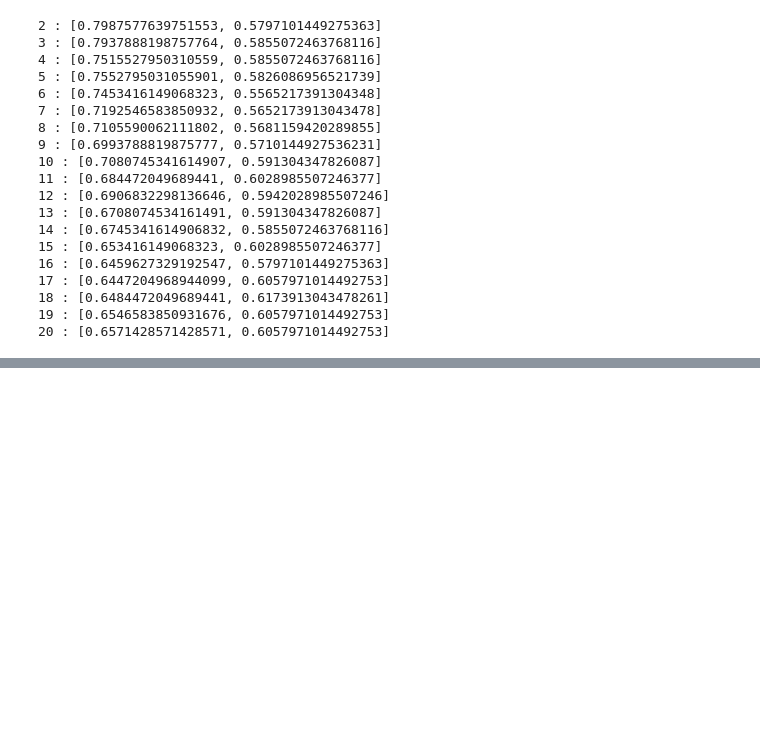
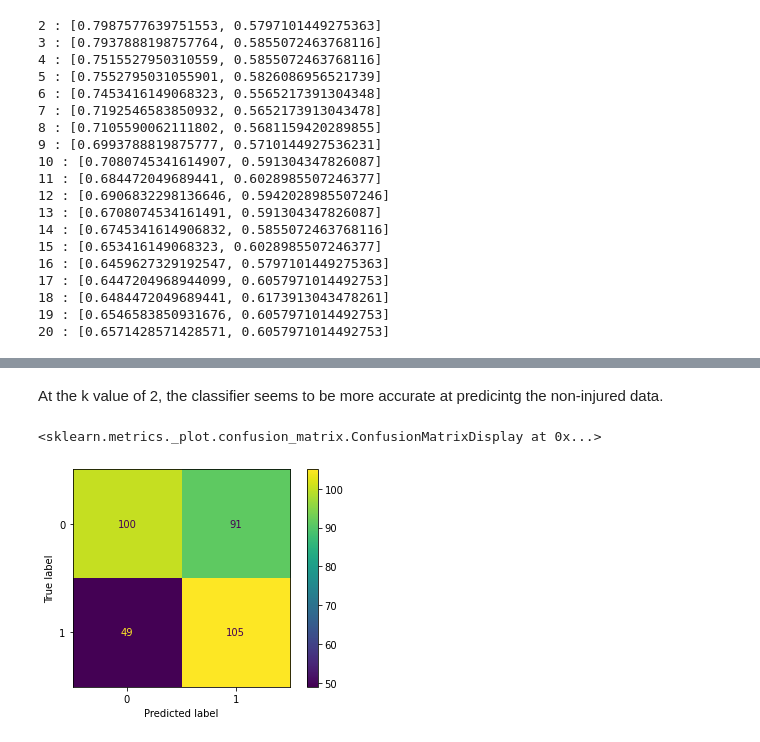
Before and after one commit to AmanPatel117/Injury-In-Runners-Data-Science-Project, a Jupyter notebook: running-injury-prediction.ipynb, the cells around one changed output, grey strips where cells are left out. Cells and saved outputs as stored; diff of their text form; code cells hidden in the pictures; blank space fills up the shorter version.

```diff
--- a/running-injury-prediction.ipynb
+++ b/running-injury-prediction.ipynb
@@ -431,0 +376,19 @@ plot_confusion_matrix(clf, X_test, y_test)
+# %% [markdown]
+At the k value of 2, the classifier seems to be more accurate at predicintg the non-injured data.
+# %%
+ clf = KNeighborsClassifier(n_neighbors = 12)
+ clf.fit(X_train, y_train)
+
+ training_score = clf.score(X_train, y_train)
+ test_score = clf.score(X_test, y_test)
+ K.append(k)
+
+ training.append(training_score)
+ test.append(test_score)
+ scores[k] = [training_score, test_score]
+
+clf.fit(X_train, y_train)
+plot_confusion_matrix(clf, X_test, y_test)
+# %% [output]
+<sklearn.metrics._plot.confusion_matrix.ConfusionMatrixDisplay at 0x...>
+[figure, added]
```
Also changed, not shown: parts of 33 cells of this notebook.
